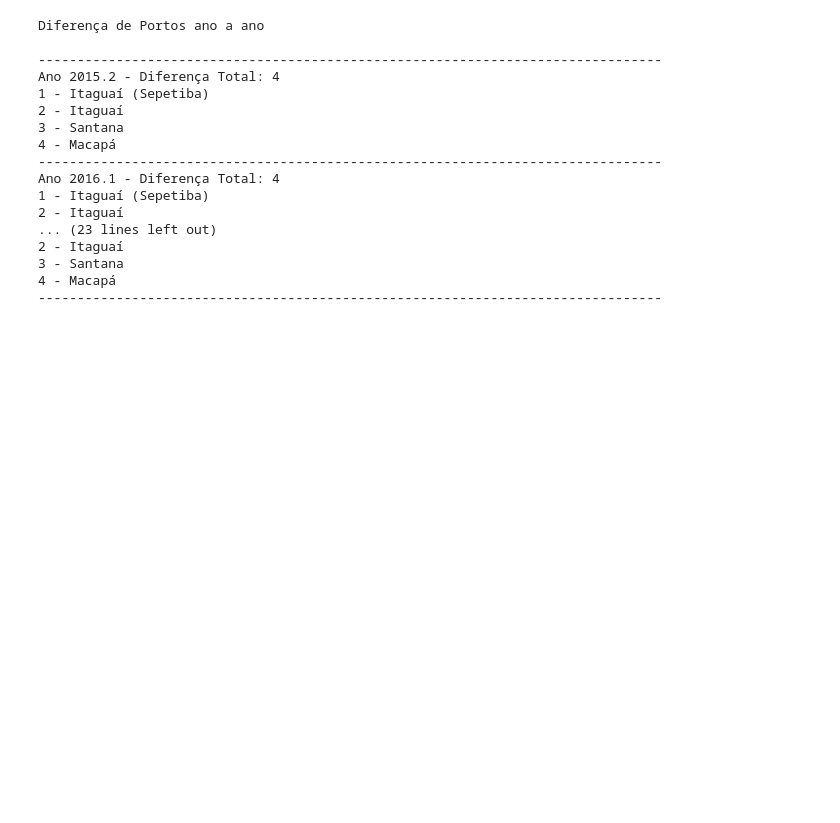
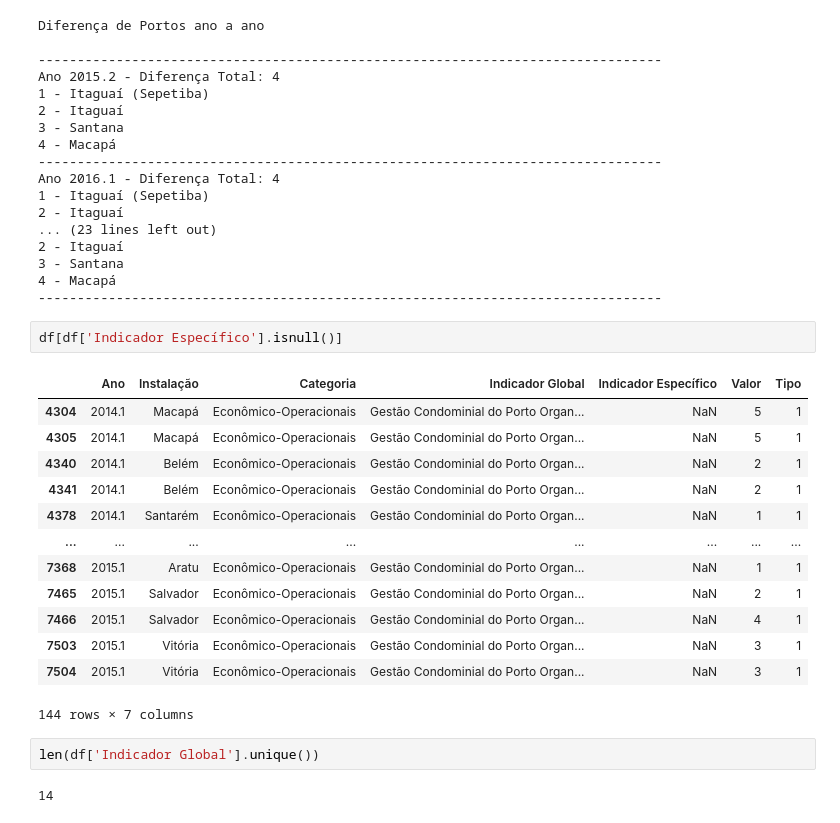
Before and after one commit to Pugianf/ANTAQ, a Jupyter notebook: Análise_IDA_Indicadores.ipynb, the cells around one changed output. Drawn from its saved outputs; the diff is of its cells as text; blank space fills up the shorter version.

```diff
--- a/Análise_IDA_Indicadores.ipynb
+++ b/Análise_IDA_Indicadores.ipynb
@@ -420,3 +420,23 @@ Ano 2016.1 - Diferença Total: 4
 3 - Santana
 4 - Macapá
 --------------------------------------------------------------------------------
+# %%
+df[df['Indicador Específico'].isnull()]
+# %% [output]
+|  | Ano | Instalação | Categoria | Indicador Global | Indicador Específico | Valor | Tipo |
+| 4304 | 2014.1 | Macapá | Econômico-Operacionais | Gestão Condominial do Porto Organ... | NaN | 5 | 1 |
+| 4305 | 2014.1 | Macapá | Econômico-Operacionais | Gestão Condominial do Porto Organ... | NaN | 5 | 1 |
+| 4340 | 2014.1 | Belém | Econômico-Operacionais | Gestão Condominial do Porto Organ... | NaN | 2 | 1 |
+| 4341 | 2014.1 | Belém | Econômico-Operacionais | Gestão Condominial do Porto Organ... | NaN | 2 | 1 |
+| 4378 | 2014.1 | Santarém | Econômico-Operacionais | Gestão Condominial do Porto Organ... | NaN | 1 | 1 |
+| ... | ... | ... | ... | ... | ... | ... | ... |
+| 7368 | 2015.1 | Aratu | Econômico-Operacionais | Gestão Condominial do Porto Organ... | NaN | 1 | 1 |
+| 7465 | 2015.1 | Salvador | Econômico-Operacionais | Gestão Condominial do Porto Organ... | NaN | 2 | 1 |
+| 7466 | 2015.1 | Salvador | Econômico-Operacionais | Gestão Condominial do Porto Organ... | NaN | 4 | 1 |
+| 7503 | 2015.1 | Vitória | Econômico-Operacionais | Gestão Condominial do Porto Organ... | NaN | 3 | 1 |
+| 7504 | 2015.1 | Vitória | Econômico-Operacionais | Gestão Condominial do Porto Organ... | NaN | 3 | 1 |
+144 rows × 7 columns
+# %%
+len(df['Indicador Global'].unique())
+# %% [output]
+14
```
